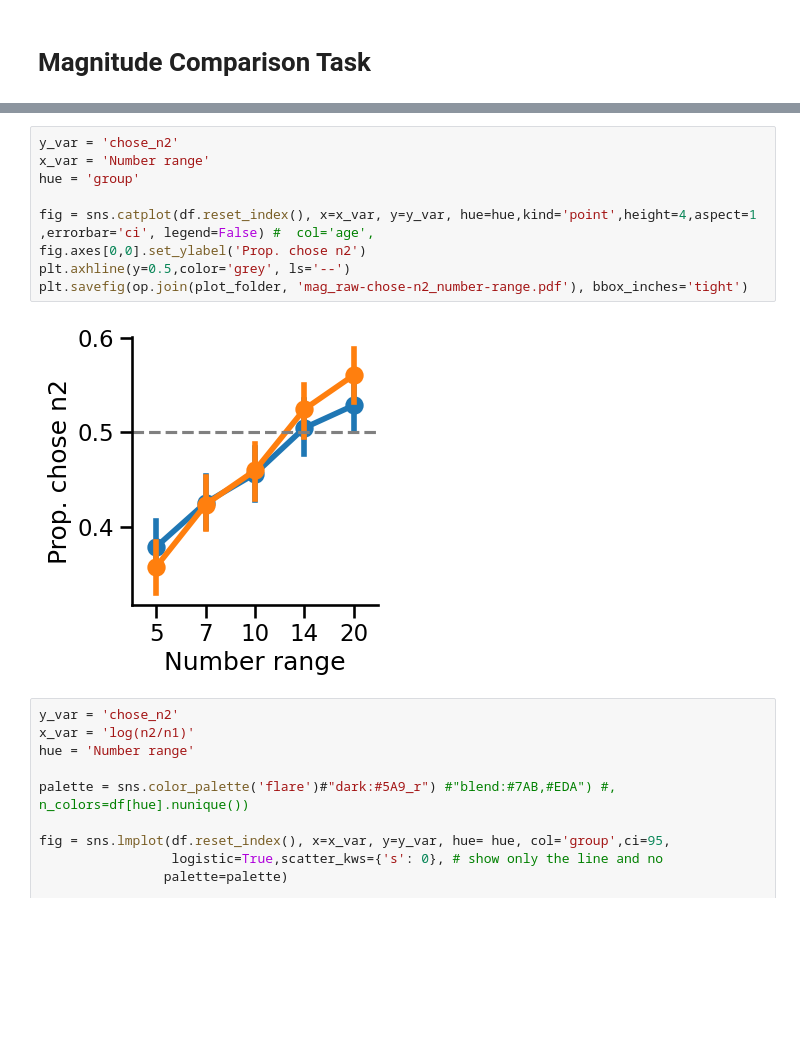
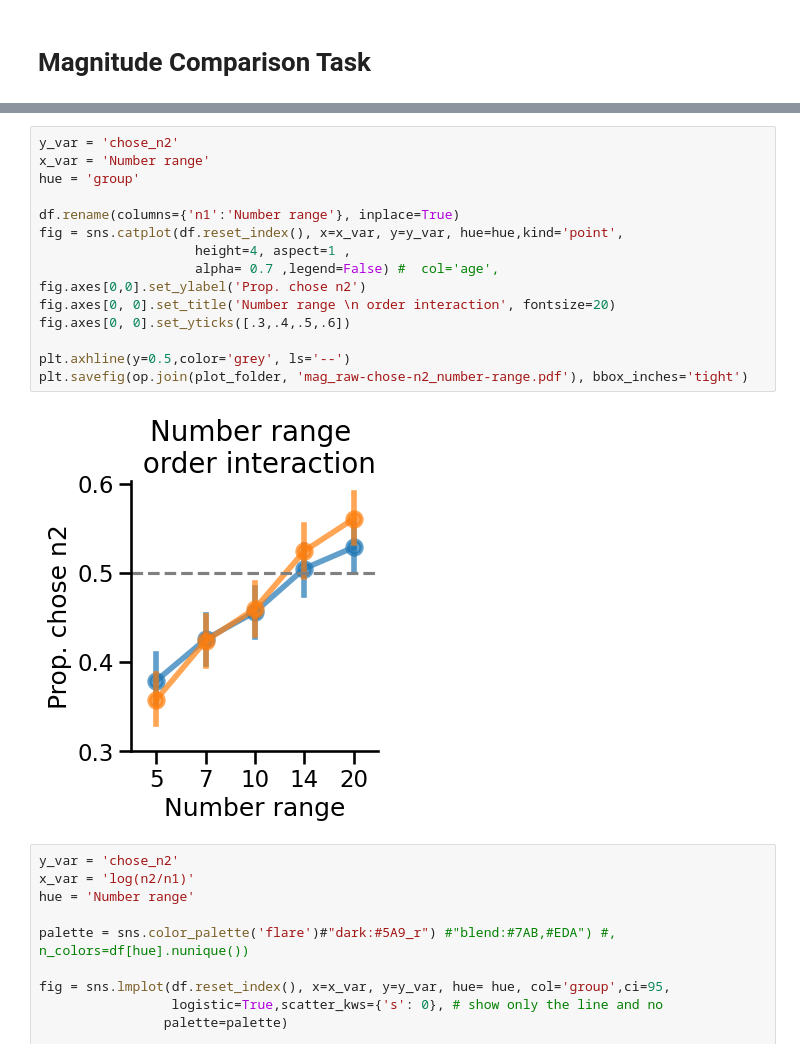
Before and after one commit to mrenke/numrisk, a Jupyter notebook: numrisk/visualize&plots/poster_SNE24_01.ipynb, the cells around one changed output, grey strips where cells are left out. Cells and saved outputs as stored; diff of their text form; blank space fills up the shorter version.

Commit message:
plots and other small things

```diff
--- a/numrisk/visualize&plots/poster_SNE24_01.ipynb
+++ b/numrisk/visualize&plots/poster_SNE24_01.ipynb
@@ -65,14 +103,20 @@ Set the environment variable OUTDATED_IGNORE=1 to disable these warnings.
 # %%
 y_var = 'chose_n2'
 x_var = 'Number range'
 hue = 'group'
 
-fig = sns.catplot(df.reset_index(), x=x_var, y=y_var, hue=hue,kind='point',height=4,aspect=1 ,errorbar='ci', legend=False) #  col='age',
+df.rename(columns={'n1':'Number range'}, inplace=True)
+fig = sns.catplot(df.reset_index(), x=x_var, y=y_var, hue=hue,kind='point',
+                    height=4, aspect=1 ,
+                    alpha= 0.7 ,legend=False) #  col='age',
 fig.axes[0,0].set_ylabel('Prop. chose n2')
+fig.axes[0, 0].set_title('Number range \n order interaction', fontsize=20)
+fig.axes[0, 0].set_yticks([.3,.4,.5,.6])
+
 plt.axhline(y=0.5,color='grey', ls='--')
 plt.savefig(op.join(plot_folder, 'mag_raw-chose-n2_number-range.pdf'), bbox_inches='tight')
 # %% [output]
-[figure, old version]
+[figure, new version]
 # %%
 y_var = 'chose_n2'
 x_var = 'log(n2/n1)'
```
Also changed, not shown: parts of 4 cells of this notebook, 4 other files.
